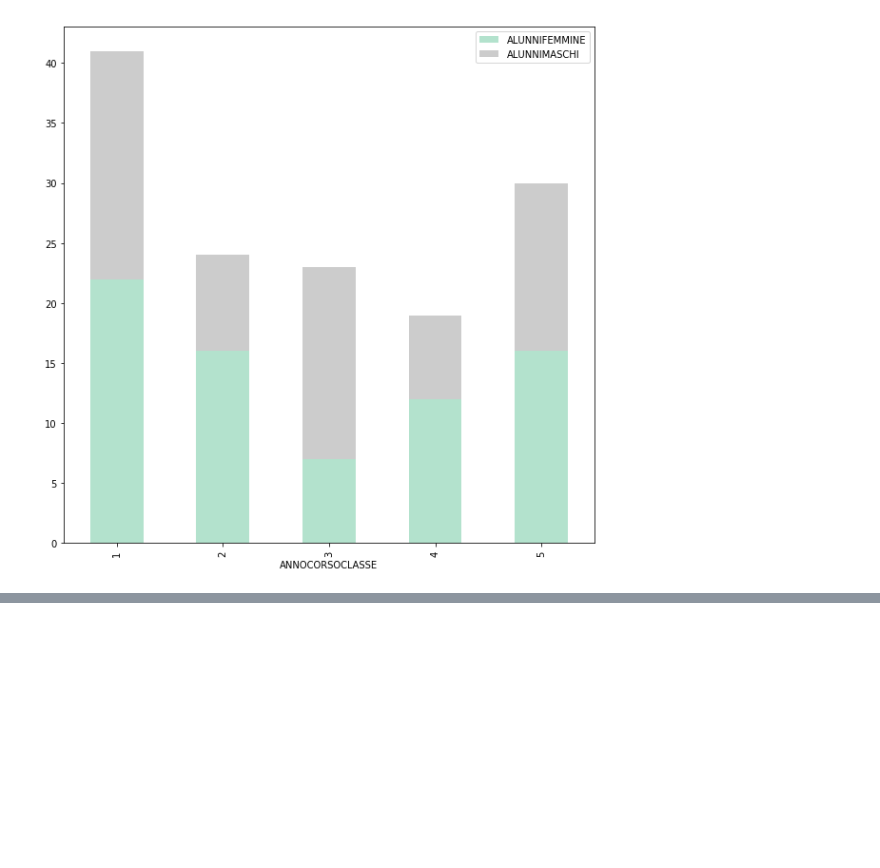
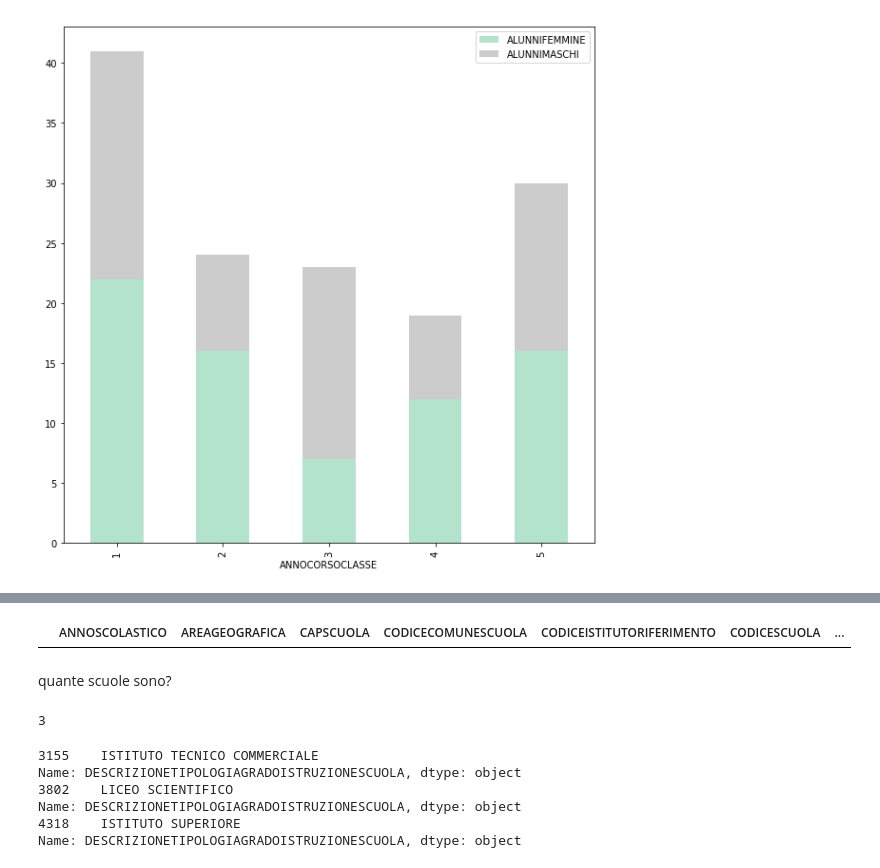
Before and after one commit to napo/opendatamiur, a Jupyter notebook: MIUR_OpenData.ipynb, the cells around one changed output, grey strips where cells are left out. Cells and saved outputs as stored; diff of their text form; code cells hidden in the pictures; blank space fills up the shorter version.

```diff
--- a/MIUR_OpenData.ipynb
+++ b/MIUR_OpenData.ipynb
@@ -889,0 +910,4 @@ table.plot.bar(stacked=True,figsize=[10,10],colormap='Pastel2')
+# %%
+scuole_RER[(scuole_RER.DENOMINAZIONESCUOLA.str.contains('mattei', na=False))]
+# %% [output]
+|  | ANNOSCOLASTICO | AREAGEOGRAFICA | CAPSCUOLA | CODICECOMUNESCUOLA | CODICEISTITUTORIFERIMENTO | CODICESCUOLA | ... |
@@ -889,0 +916,6 @@ table.plot.bar(stacked=True,figsize=[10,10],colormap='Pastel2')
+# %% [markdown]
+quante scuole sono?
+# %%
+istituto_enrico_mattei.shape[0]
+# %% [output]
+3
@@ -889,0 +924,11 @@ table.plot.bar(stacked=True,figsize=[10,10],colormap='Pastel2')
+# %%
+for codice in codici_scuole_mattei:
+    scuola = istituto_enrico_mattei[istituto_enrico_mattei.CODICESCUOLA==codice]
+    print(scuola.DESCRIZIONETIPOLOGIAGRADOISTRUZIONESCUOLA)
+# %% [output]
+3155    ISTITUTO TECNICO COMMERCIALE
+Name: DESCRIZIONETIPOLOGIAGRADOISTRUZIONESCUOLA, dtype: object
+3802    LICEO SCIENTIFICO
+Name: DESCRIZIONETIPOLOGIAGRADOISTRUZIONESCUOLA, dtype: object
+4318    ISTITUTO SUPERIORE
+Name: DESCRIZIONETIPOLOGIAGRADOISTRUZIONESCUOLA, dtype: object
```
Also changed, not shown: parts of 8 cells of this notebook.
